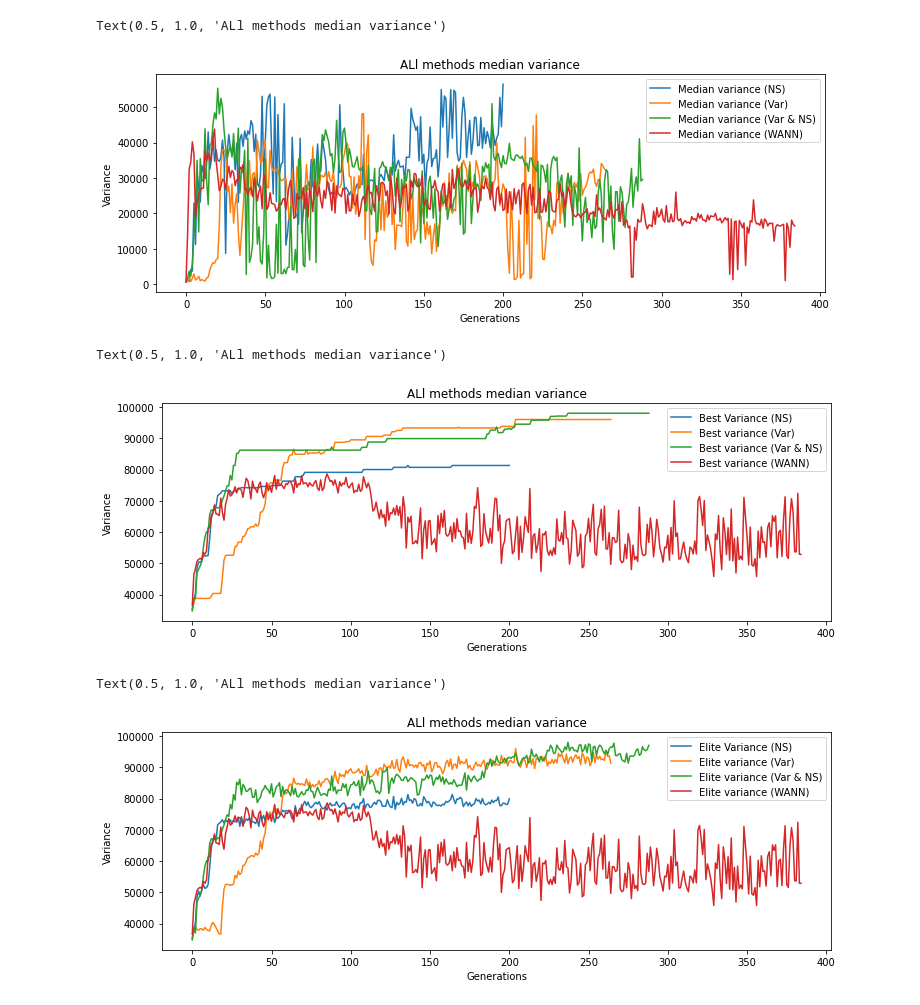
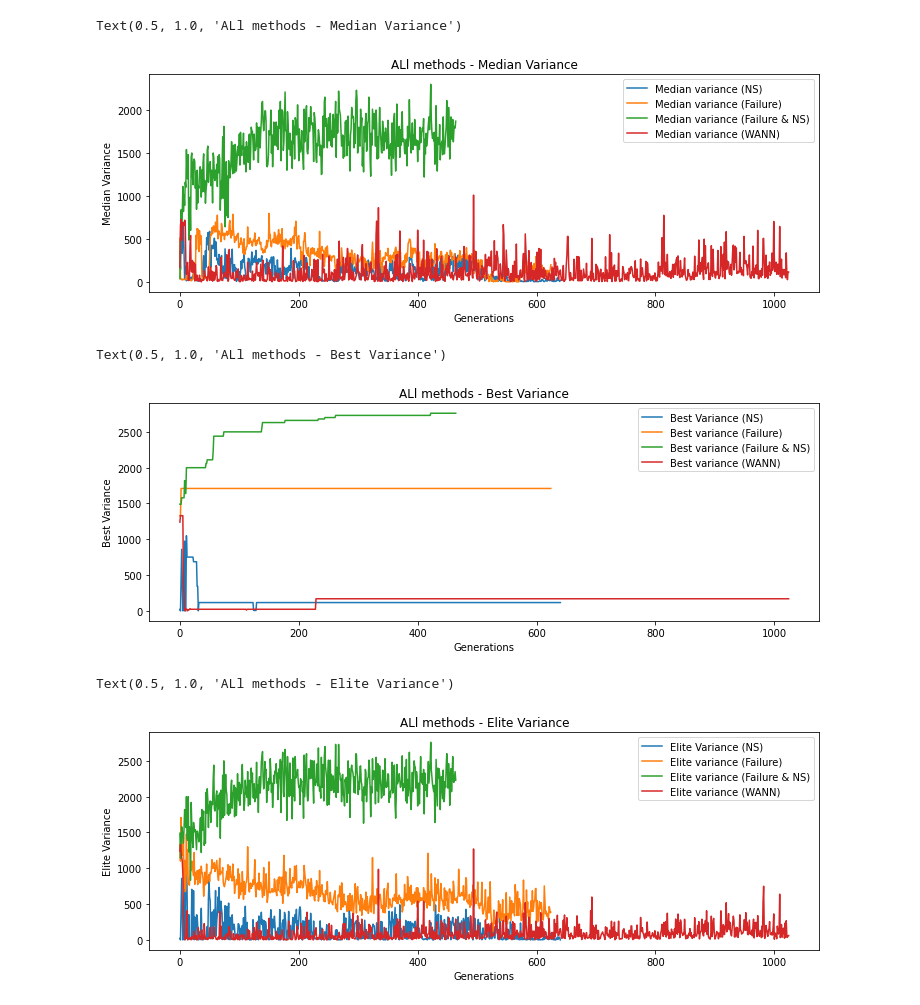
Before and after one commit to yurilavinas/brain-tokyo-workshop, a Jupyter notebook: WANNRelease/prettyNeatWann/Visualization_Comparison.ipynb, the cells around one changed output. Drawn from its saved outputs; the diff is of its cells as text; code cells hidden in the pictures.

```diff
--- a/WANNRelease/prettyNeatWann/Visualization_Comparison.ipynb
+++ b/WANNRelease/prettyNeatWann/Visualization_Comparison.ipynb
@@ -22,70 +22,70 @@ from matplotlib import pyplot as plt
 6: median # of nodes in population
 7: median # of connections in population]
 """
-novelty = np.loadtxt('log/swingup_novelty_stats.out', delimiter=',')
-variance = np.loadtxt('log/swingup_var_stats.out', delimiter=',')
-multi = np.loadtxt('log/swingup_multi_stats.out', delimiter=',')
-wann = np.loadtxt('log/swingup_stats.out', delimiter=',')
+novelty = np.loadtxt('log/sswingup_ns_stats.out', delimiter=',')
+variance = np.loadtxt('log/sswingup_var_stats.out', delimiter=',')
+multi = np.loadtxt('log/sswingup_multi_stats.out', delimiter=',')
+wann = np.loadtxt('log/sswingup_mean_stats.out', delimiter=',')
 # %%
 # Plot fitness progress:
 plt.figure(figsize=(12,4))
 plt.grid(linestyle='--', linewidth=0.1)
 
 plt.plot(novelty[:,2], label="Median variance (NS)")
-plt.plot(variance[:,2], label="Median variance (Var)")
-plt.plot(multi[:,2], label="Median variance (Var & NS)")
+plt.plot(variance[:,2], label="Median variance (Failure)")
+plt.plot(multi[:,2], label="Median variance (Failure & NS)")
 plt.plot(wann[:,2], label="Median variance (WANN)")
 
 plt.legend()
 plt.grid(linestyle=':', linewidth=2)
 plt.xlabel('Generations')
-plt.ylabel('Variance')
+plt.ylabel('Median Variance')
 
 
-plt.title('ALl methods median variance')
+plt.title('ALl methods - Median Variance')
 # %% [output]
-Text(0.5, 1.0, 'ALl methods median variance')
+Text(0.5, 1.0, 'ALl methods - Median Variance')
-[figure, old version]
+[figure, new version]
 # %%
 # Plot fitness progress:
 plt.figure(figsize=(12,4))
 plt.grid(linestyle='--', linewidth=0.1)
 
 plt.plot(novelty[:,4], label="Best Variance (NS)")
-plt.plot(variance[:,4], label="Best variance (Var)")
-plt.plot(multi[:,4], label="Best variance (Var & NS)")
+plt.plot(variance[:,4], label="Best variance (Failure)")
+plt.plot(multi[:,4], label="Best variance (Failure & NS)")
 plt.plot(wann[:,4], label="Best variance (WANN)")
 
 plt.legend()
 plt.grid(linestyle=':', linewidth=2)
 plt.xlabel('Generations')
-plt.ylabel('Variance')
+plt.ylabel('Best Variance')
 
 
-plt.title('ALl methods median variance')
+plt.title('ALl methods - Best Variance')
 # %% [output]
-Text(0.5, 1.0, 'ALl methods median variance')
+Text(0.5, 1.0, 'ALl methods - Best Variance')
-[figure, old version]
+[figure, new version]
 # %%
 # Plot fitness progress:
 plt.figure(figsize=(12,4))
 plt.grid(linestyle='--', linewidth=0.1)
 
 plt.plot(novelty[:,5], label="Elite Variance (NS)")
-plt.plot(variance[:,5], label="Elite variance (Var)")
-plt.plot(multi[:,5], label="Elite variance (Var & NS)")
+plt.plot(variance[:,5], label="Elite variance (Failure)")
+plt.plot(multi[:,5], label="Elite variance (Failure & NS)")
 plt.plot(wann[:,5], label="Elite variance (WANN)")
 
 plt.legend()
 plt.grid(linestyle=':', linewidth=2)
 plt.xlabel('Generations')
-plt.ylabel('Variance')
+plt.ylabel('Elite Variance')
 
 
-plt.title('ALl methods median variance')
+plt.title('ALl methods - Elite Variance')
 # %% [output]
-Text(0.5, 1.0, 'ALl methods median variance')
+Text(0.5, 1.0, 'ALl methods - Elite Variance')
-[figure, old version]
+[figure, new version]
 # %%
 # Plot fitness progress:
 plt.figure(figsize=(12,4))
```
Also changed, not shown: parts of 3 cells of this notebook, 9 other files.
